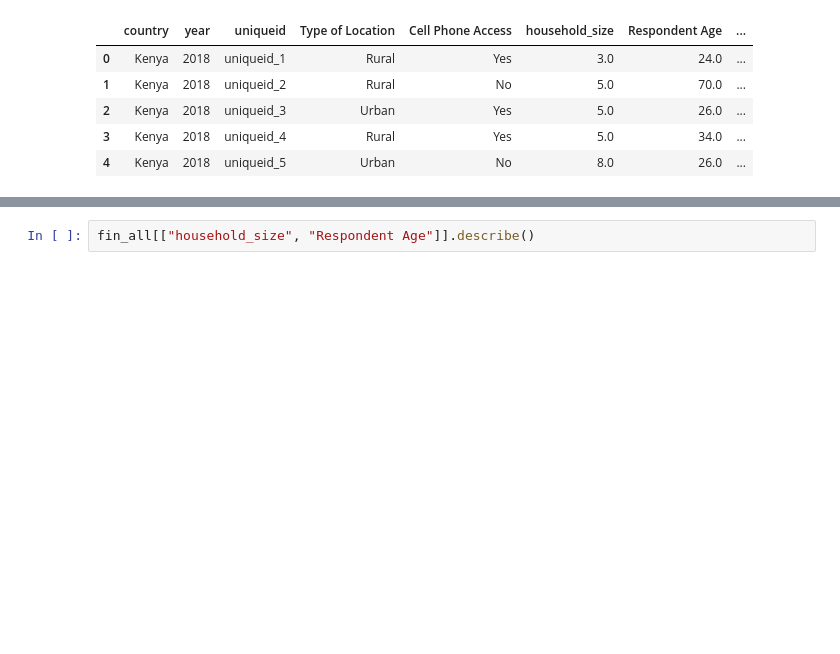
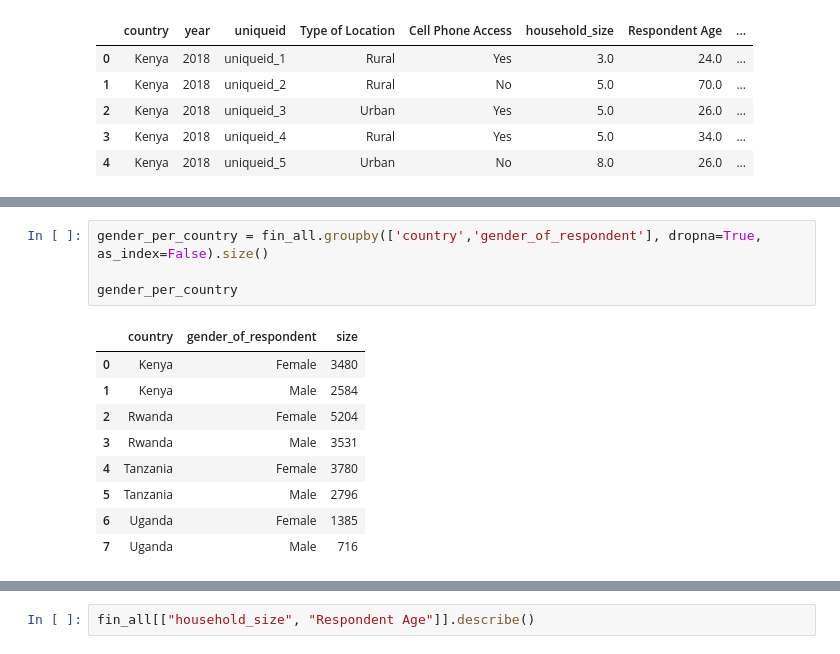
Before and after one commit to yves-moringa/CoreIpWk2, a Jupyter notebook: Moringa_Data_Science_Core_W2_Independent_Project_2022_03_Yves_Havugimana_Python_Notebook.ipynb, the cells around one changed output, grey strips where cells are left out. Cells and saved outputs as stored; diff of their text form; blank space fills up the shorter version.

```diff
--- a/Moringa_Data_Science_Core_W2_Independent_Project_2022_03_Yves_Havugimana_Python_Notebook.ipynb
+++ b/Moringa_Data_Science_Core_W2_Independent_Project_2022_03_Yves_Havugimana_Python_Notebook.ipynb
@@ -135,0 +173,14 @@ X.head()
+# %%
+gender_per_country = fin_all.groupby(['country','gender_of_respondent'], dropna=True, as_index=False).size()
+
+gender_per_country
+# %% [output]
+|  | country | gender_of_respondent | size |
+| 0 | Kenya | Female | 3480 |
+| 1 | Kenya | Male | 2584 |
+| 2 | Rwanda | Female | 5204 |
+| 3 | Rwanda | Male | 3531 |
+| 4 | Tanzania | Female | 3780 |
+| 5 | Tanzania | Male | 2796 |
+| 6 | Uganda | Female | 1385 |
+| 7 | Uganda | Male | 716 |
```
Also changed, not shown: parts of 6 cells of this notebook.
